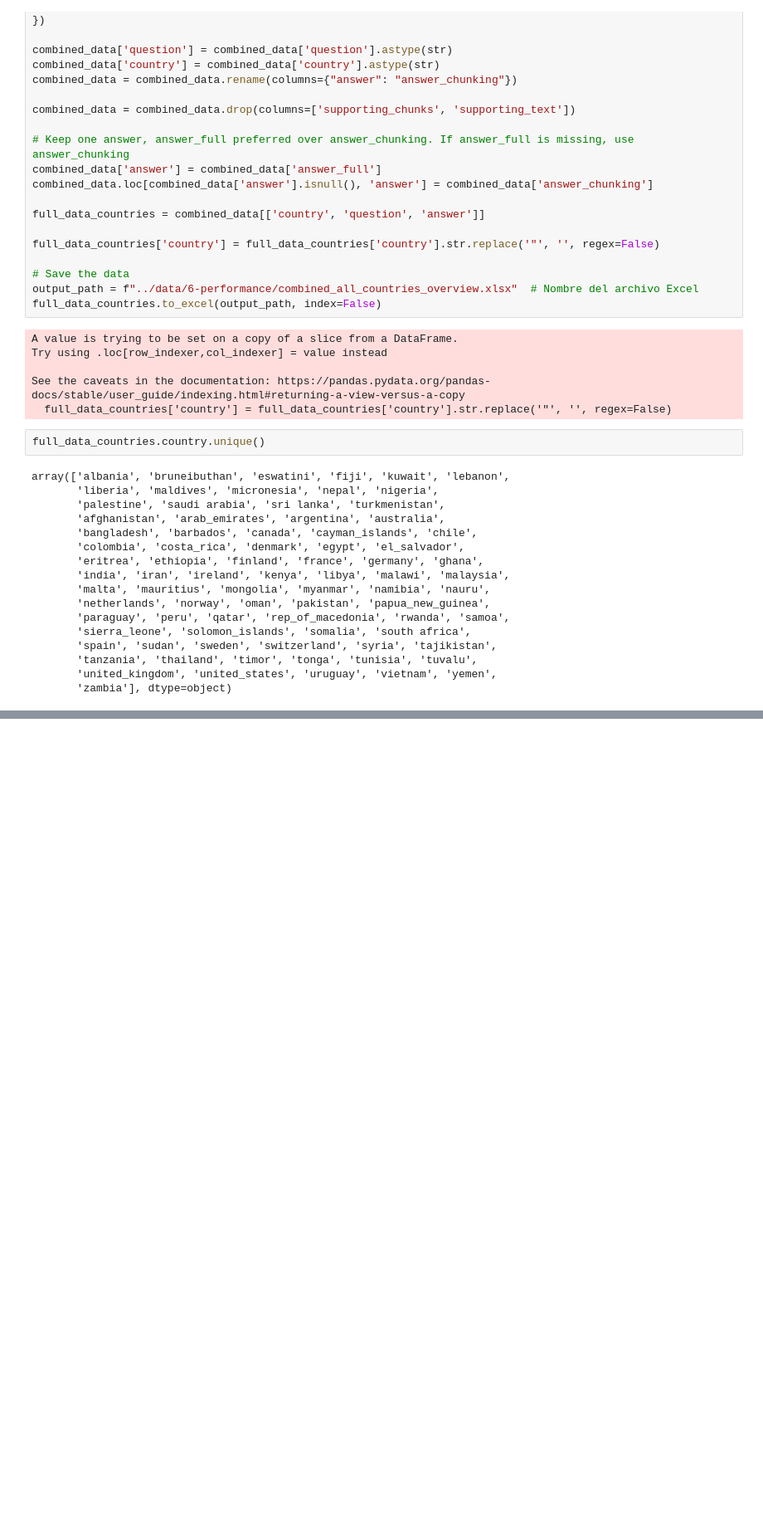
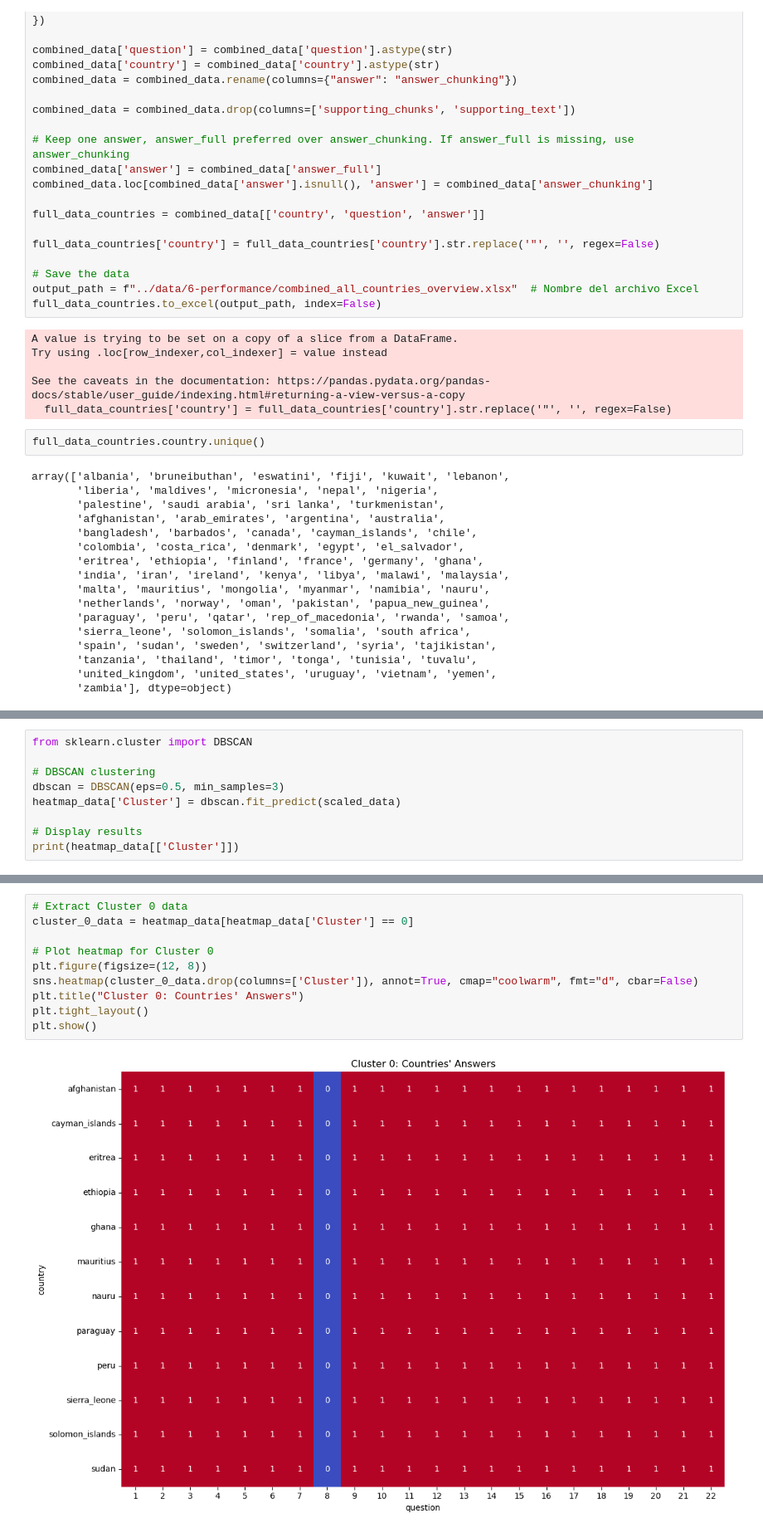
Before and after one commit to gmelmed/UKHSA-Capstone, a Jupyter notebook: notebooks/7-combining_all_countries.ipynb, the cells around one changed output, grey strips where cells are left out. Shown at 83% size. Cells and saved outputs as stored; diff of their text form; blank space fills up the shorter version.

```diff
--- a/notebooks/7-combining_all_countries.ipynb
+++ b/notebooks/7-combining_all_countries.ipynb
@@ -93,0 +321,9 @@ array(['albania', 'bruneibuthan', 'eswatini', 'fiji', 'kuwait', 'lebanon',
+# %%
+from sklearn.cluster import DBSCAN
+
+# DBSCAN clustering
+dbscan = DBSCAN(eps=0.5, min_samples=3)
+heatmap_data['Cluster'] = dbscan.fit_predict(scaled_data)
+
+# Display results
+print(heatmap_data[['Cluster']])
@@ -93,0 +375,12 @@ array(['albania', 'bruneibuthan', 'eswatini', 'fiji', 'kuwait', 'lebanon',
+# %%
+# Extract Cluster 0 data
+cluster_0_data = heatmap_data[heatmap_data['Cluster'] == 0]
+
+# Plot heatmap for Cluster 0
+plt.figure(figsize=(12, 8))
+sns.heatmap(cluster_0_data.drop(columns=['Cluster']), annot=True, cmap="coolwarm", fmt="d", cbar=False)
+plt.title("Cluster 0: Countries' Answers")
+plt.tight_layout()
+plt.show()
+# %% [output]
+[figure, added]
```
Also changed, not shown: parts of 10 cells of this notebook.
